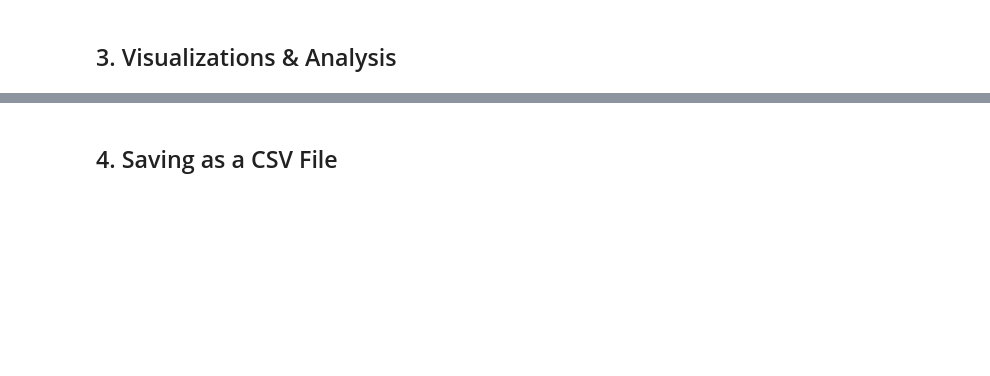
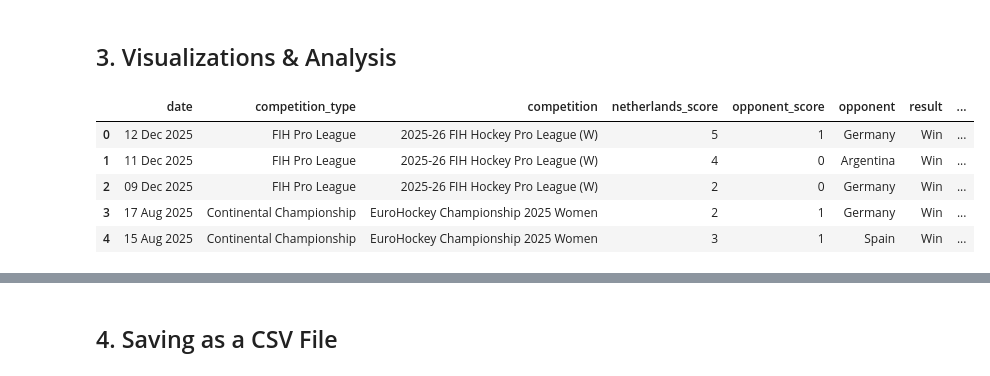
Before and after one commit to Cameron-Meinsma/Assignment_3_Resubmission, a Jupyter notebook: assignment_3_resubmission.ipynb, the cells around one changed output, grey strips where cells are left out. Cells and saved outputs as stored; diff of their text form; code cells hidden in the pictures; blank space fills up the shorter version.

```diff
--- a/assignment_3_resubmission.ipynb
+++ b/assignment_3_resubmission.ipynb
@@ -276,2 +296,15 @@ df_nl_women
 # %% [markdown]
 ## 3. Visualizations & Analysis
+# %%
+# Copy the df_nl_women DataFrame
+df_visuals = df_nl_women.copy()
+
+# Show the df_visuals DataFrame
+df_visuals.head()
+# %% [output]
+|  | date | competition_type | competition | netherlands_score | opponent_score | opponent | result | ... |
+| 0 | 12 Dec 2025 | FIH Pro League | 2025-26 FIH Hockey Pro League (W) | 5 | 1 | Germany | Win | ... |
+| 1 | 11 Dec 2025 | FIH Pro League | 2025-26 FIH Hockey Pro League (W) | 4 | 0 | Argentina | Win | ... |
+| 2 | 09 Dec 2025 | FIH Pro League | 2025-26 FIH Hockey Pro League (W) | 2 | 0 | Germany | Win | ... |
+| 3 | 17 Aug 2025 | Continental Championship | EuroHockey Championship 2025 Women | 2 | 1 | Germany | Win | ... |
+| 4 | 15 Aug 2025 | Continental Championship | EuroHockey Championship 2025 Women | 3 | 1 | Spain | Win | ... |
```
Also changed, not shown: parts of 2 cells of this notebook.
